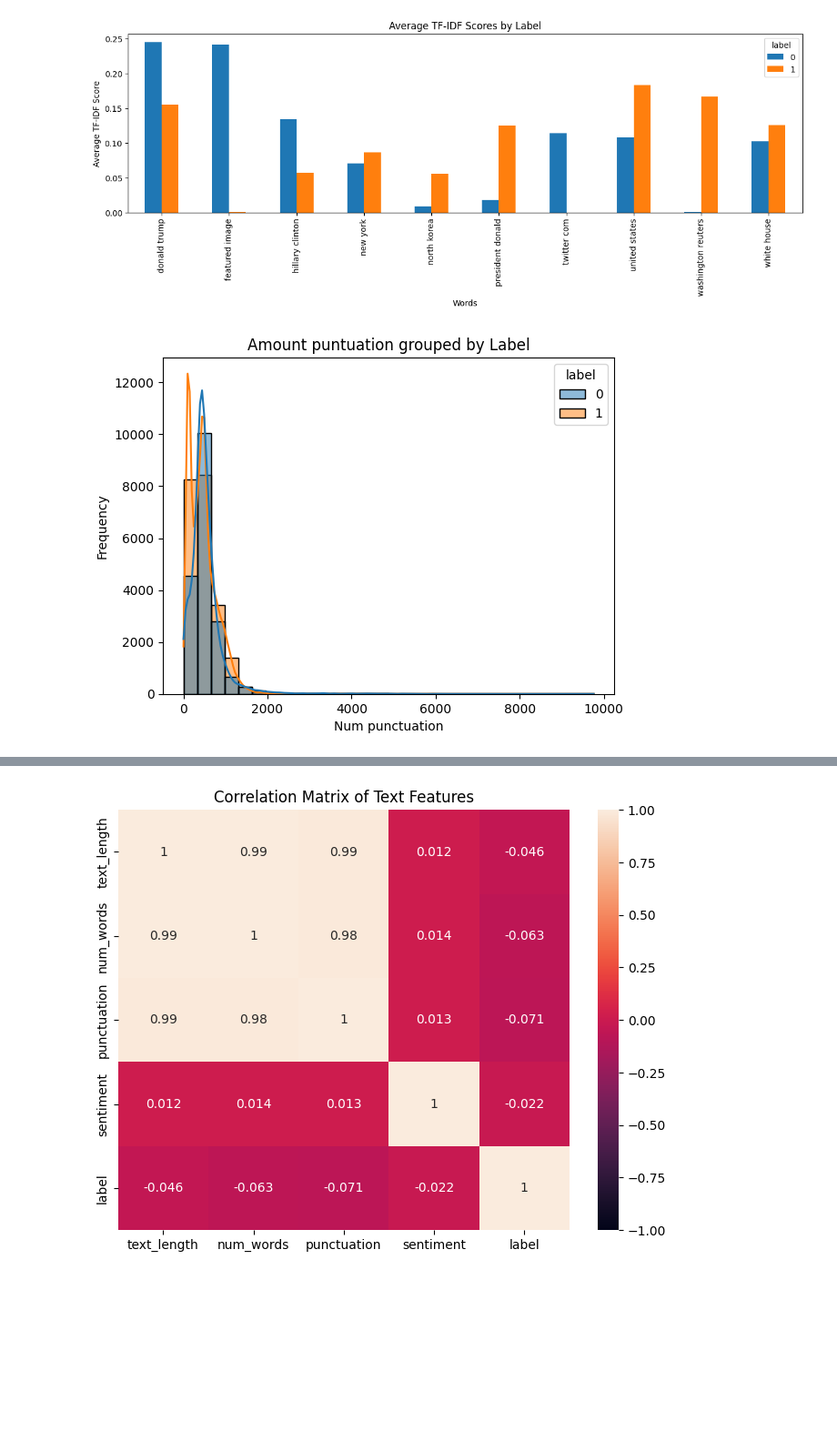
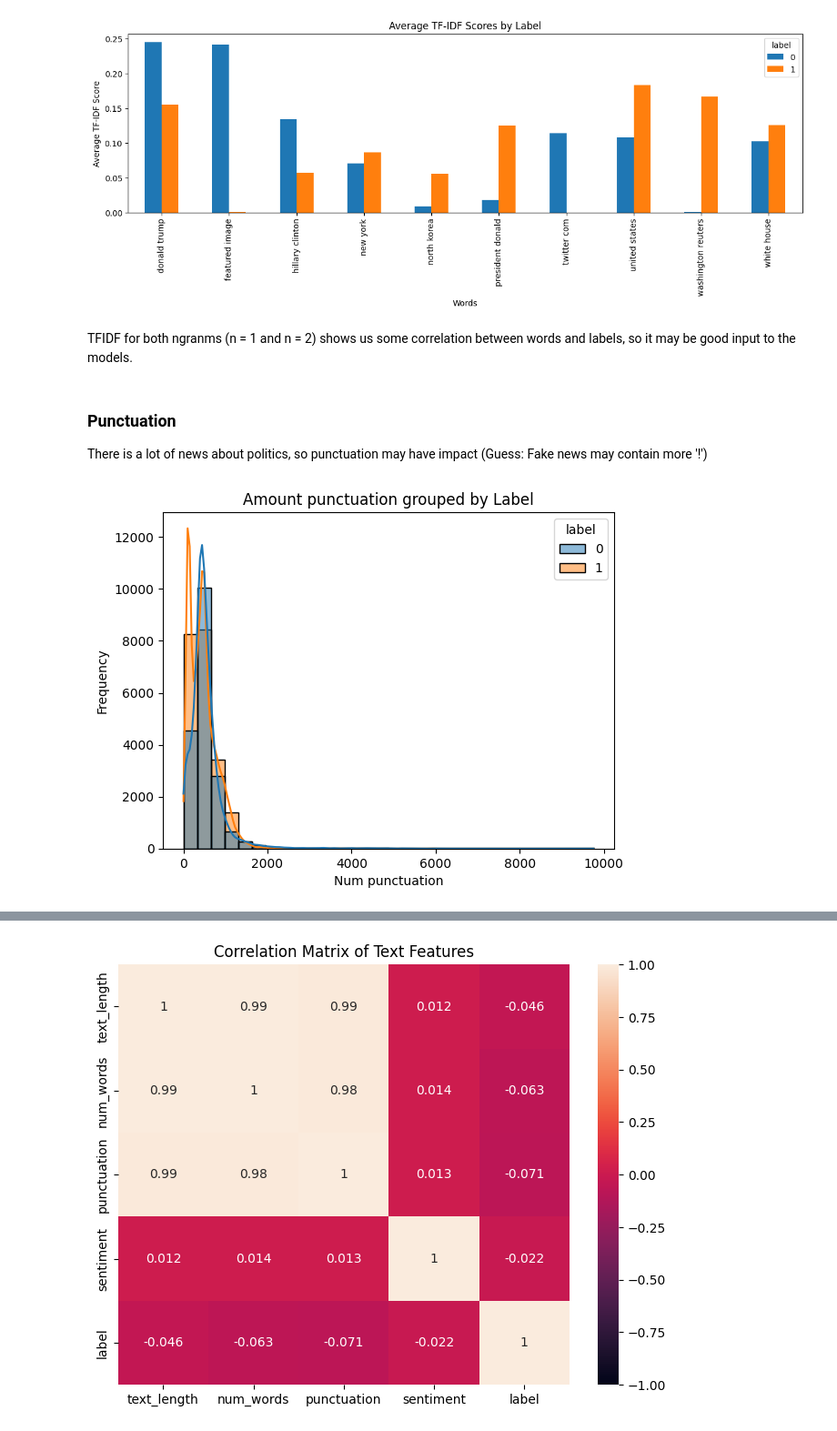
Before and after one commit to Ojkee/fake-news-detector, a Jupyter notebook: data-preprocess.ipynb, the cells around one changed output, grey strips where cells are left out. Shown at 91% size. Drawn from its saved outputs; the diff is of its cells as text; code cells hidden in the pictures; blank space fills up the shorter version.

```diff
--- a/data-preprocess.ipynb
+++ b/data-preprocess.ipynb
@@ -112,13 +135,18 @@ plt.xlabel('Words')
 plt.show()
 # %% [output]
 [figure]
+# %% [markdown]
+TFIDF for both ngranms (n = 1 and n = 2) shows us some correlation between words and labels, so it may be good input to the models.
+# %% [markdown]
+### Punctuation
+There is a lot of news about politics, so punctuation may have impact (Guess: Fake news may contain more '!')
 # %%
 punctuation = '!"#$%&\'()*+,-./:;<=>?@[\\]^_`{|}~ 1234567890'
 df['punctuation'] = df['content'].apply(lambda x : len([letter for letter in str(x) if letter in punctuation]))
 sb.histplot(data=df, x='punctuation', hue = 'label', bins=30, kde=True)
-plt.title("Amount puntuation grouped by Label")
+plt.title("Amount punctuation grouped by Label")
 plt.xlabel('Num punctuation')
 plt.ylabel("Frequency")
 plt.show()
 # %% [output]
-[figure, old version]
+[figure, new version]
```
Also changed, not shown: parts of 20 cells of this notebook, 6 other files.
